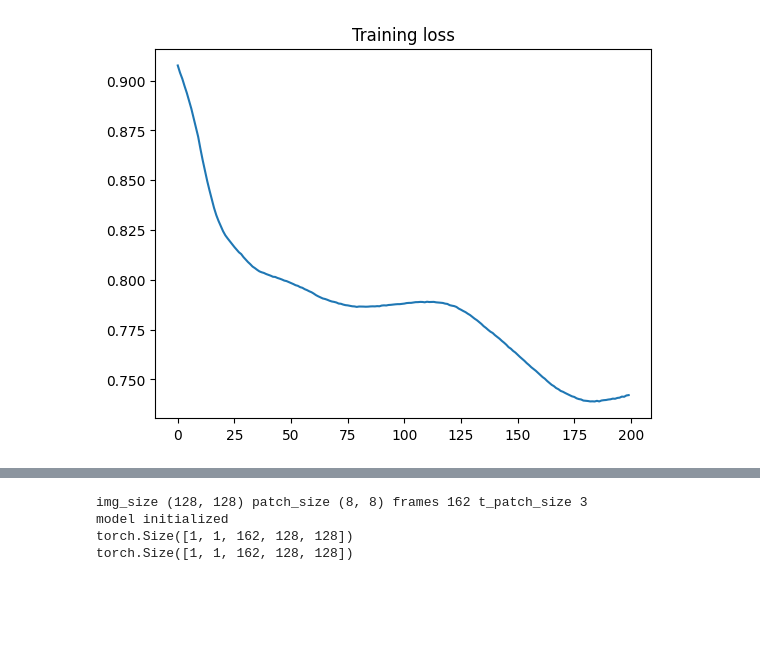
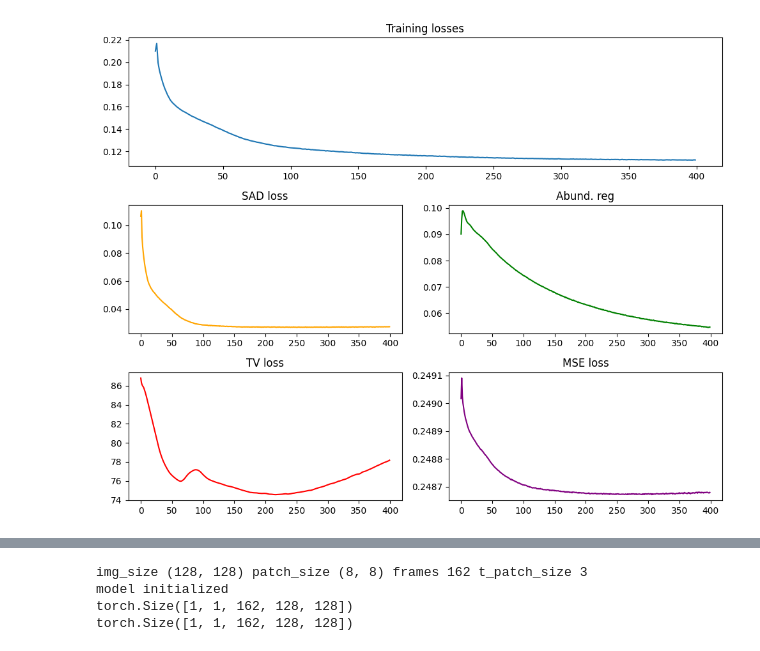
Before and after one commit to edabier/SS-HSU_benchmark, a Jupyter notebook: testing_models.ipynb, the cells around one changed output, grey strips where cells are left out. Saved outputs shown, nothing was run; the diff lists cells and outputs as text; code cells hidden in the pictures; blank space fills up the shorter version.

```diff
--- a/testing_models.ipynb
+++ b/testing_models.ipynb
@@ -20,7 +21,7 @@ else:
     print(f"{torch.cuda.is_available()}")
     dev = "cpu"
 # %%
-dataset = "jasper"
+dataset = "urban"
 data = io.loadmat(f"datasets/{dataset}.mat")
 Y_flat = torch.tensor(data["Y"], dtype=torch.float32)
 Y_flat = utils.normalize(Y_flat)
@@ -34,15 +35,8 @@ B = Y.shape[0]
 H = Y.shape[-1]
 Y = Y.to(torch.float32)
 Y = Y.unsqueeze(0)
-# A = A.unsqueeze(0)
-# Y = Y/torch.max(Y, dim=0)
 
 with open(f"/home/ids/edabier/HSU/SS-HSU_benchmark/datasets/{dataset}_wavelength", "r") as file:
     lines = file.readlines()
     wavelengths = [float(line.strip()) for line in lines if line.strip()]
-
-# model = rsfm.Foundation_model(model_name="DOFA", channels=B, patch_size=patch_size, im_size=H, n_em=c, wavelengths=wavelengths)
-# model.get_adapter_size()
-# F = model.get_features(Y)
-# print(F.shape)
 # %%
@@ -142,12 +106,12 @@ The unmixer model has :  0.501976 M params
 # %%
-train_losses = []
+train_losses, sad_losses, ab_losses, tv_losses, mse_losses = [], [], [], [], []
 loader, _, _ = utils.create_dataloader(dataset, patch_size=H, dev=dev)
 
-epochs, lr = 200, 0.005
+epochs, lr = 400, 0.01
 optimizer = torch.optim.AdamW(model.parameters(), lr=lr)
 for epoch in range(epochs):
 
-    train_loss = 0
+    train_loss, sad_loss, ab_loss, tv_loss, mse_loss = 0, 0, 0, 0, 0
 
     for Y, E, A in loader:
         optimizer.zero_grad()
@@ -170,24 +134,28 @@ for epoch in range(epochs):
             features = rsfm.get_dofa_features(fm, Y, wavelengths)
             noise = torch.rand_like(features)
             E_hat, A_hat, Y_hat = model(features)
-            # E_hat, A_hat, Y_hat = model(Y)
+
         elif fm_name == "HyperFree":
             features = rsfm.get_hyperfree_features(fm, Y, wavelengths)
             noise = torch.rand_like(features)
             E_hat, A_hat, Y_hat = model(features)
+
+        elif fm_name == "HyperSIGMA":
+            E_hat, A_hat, Y_hat = rsfm.unmix_full_image_hypersigma(Y, model, fm, c)
+
         else:
-            E_hat, A_hat, Y_hat = rsfm.unmix_full_image_hypersigma(Y, model, fm, c)
-        #     Y = Y[:, :, :patch_size, :patch_size]
-        #     A = A[:, :, :patch_size, :patch_size]
-        #     features = rsfm.get_hypersigma_features(Y, c, patch_size=patch_size)
+            pass
 
-
-        loss = model.loss(Y, Y_hat, A_hat, E_hat, W_sad=1, W_ab=0.35, W_tv=0.001, W_mse=0)
-        # loss = model.loss(Y_gt=Y_flat, Y_hat=Y_hat)
+        W_sad, W_ab, W_tv, W_mse = 1, 0.5, 1e-4, 0.2
+        loss, loss_sad, loss_ab, loss_tv, loss_mse = model.loss(Y, Y_hat, A_hat, E_hat, W_sad=W_sad, W_ab=W_ab, W_tv=W_tv, W_mse=W_mse)
         train_loss += loss.item()
+        sad_loss += loss_sad.item()
+        ab_loss += loss_ab.item()
+        tv_loss += loss_tv.item()
+        mse_loss += loss_mse.item()
 
         if epoch%(epochs//20)==0:
-            print(f"Epoch {epoch}: loss =", format(loss, '.3f'))
+            print(f"Epoch {epoch}: total = {format(loss, '.3f')}, SAD = {format(loss_sad, '.3f')}, Ab = {format(loss_ab, '.3f')}, TV = {format(loss_tv, '.3f')}, MSE = {format(loss_mse, '.3f')}")
 
         loss.backward()
         optimizer.step()
@@ -198,10 +166,17 @@ for epoch in range(epochs):
         break
 
     train_loss /= len(loader)
+    sad_loss /= len(loader)
+    ab_loss /= len(loader)
+    tv_loss /= len(loader)
+    mse_loss /= len(loader)
     train_losses.append(train_loss)
-plt.plot(train_losses)
-plt.title('Training loss')
-plt.show()
-# E_hat, A_hat, Y_hat = model(features)
-# utils.plot_results(E_hat=E_hat, A_hat=A_hat[0], A_gt=A[0], E_gt=E)
+    sad_losses.append(sad_loss)
+    ab_losses.append(ab_loss)
+    tv_losses.append(tv_loss)
+    mse_losses.append(mse_loss)
+utils.plot_losses(train_losses, sad_losses, ab_losses, tv_losses, mse_losses)
+# plt.plot(train_losses)
+# plt.title('Training loss')
+# plt.show()
 # %% [output]
@@ -228 +203 @@ Epoch 190: loss = 0.740
-[figure, old version]
+[figure, new version]
```
Also changed, not shown: parts of 19 cells of this notebook, 2 other files.
